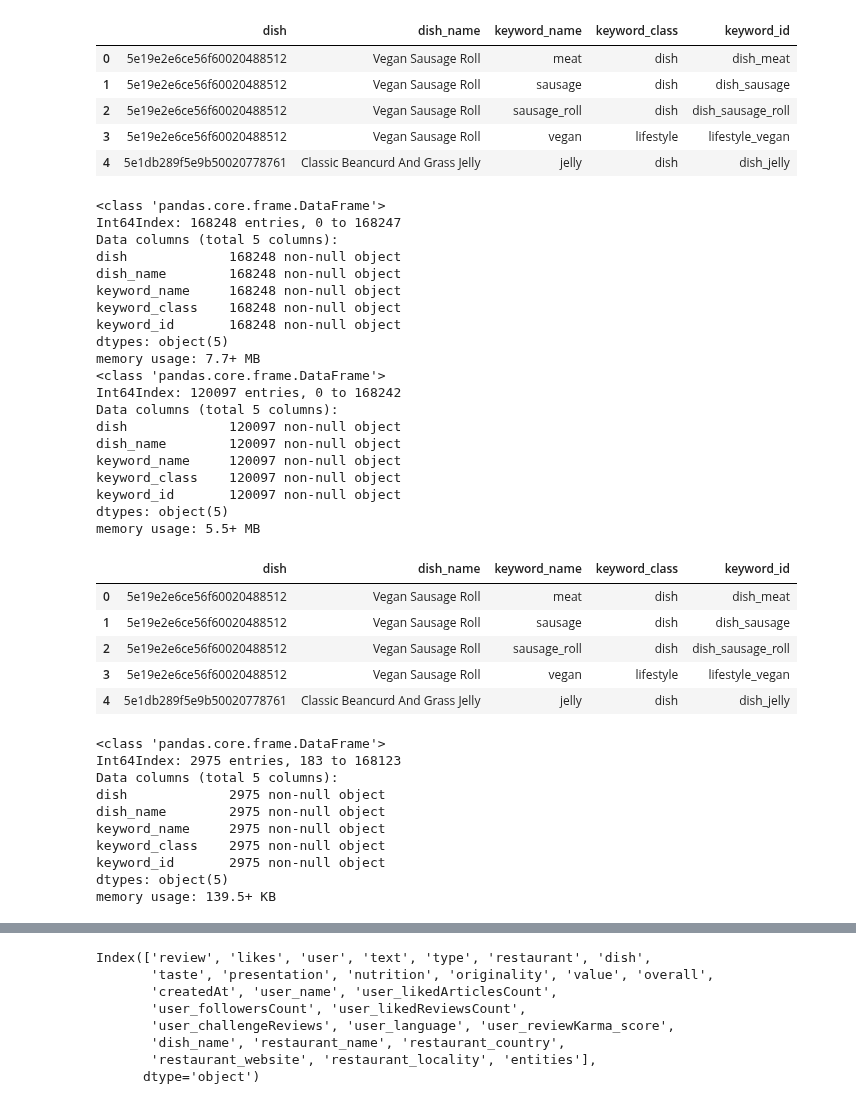
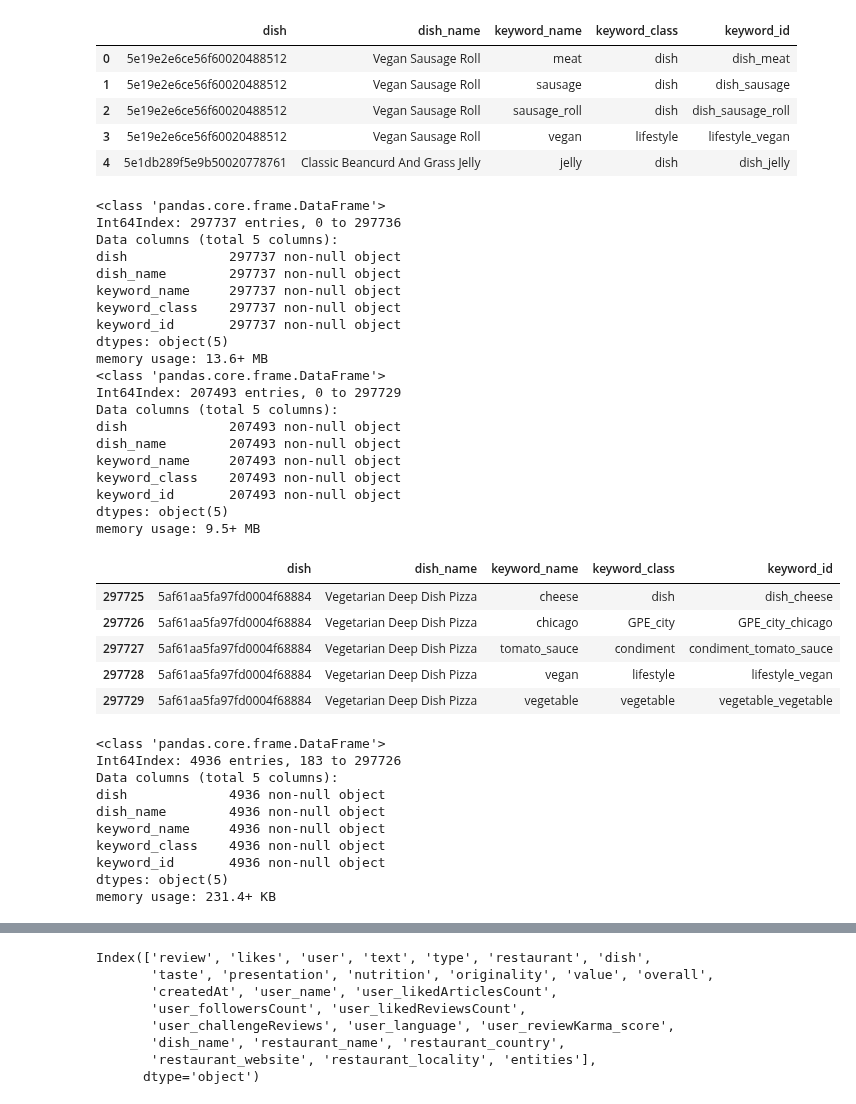
Before and after one commit to ravi-gopalan/DAND_Data_Wrangling, a Jupyter notebook: review_processing_2020_02_04.ipynb, the cells around one changed output, grey strips where cells are left out. Cells and saved outputs as stored; diff of their text form; code cells hidden in the pictures.

```diff
--- a/review_processing_2020_02_04.ipynb
+++ b/review_processing_2020_02_04.ipynb
@@ -246,8 +246,8 @@ dtypes: datetime64[ns](1), float64(1), int64(10), object(14)
 memory usage: 18.4+ MB
 # %%
 train_reviews = reviews[:10000]
-eval_reviews = reviews[10000:60000]
-test_reviews = reviews[60000:]
+eval_reviews = reviews[10000:90000]
+test_reviews = reviews[90000:]
 # %%
 train_gen = (rev for rev in train_reviews['text'])
 to_train_ents = []
@@ -533,13 +543,11 @@ Index(['_id', 'likes', 'user', 'text', 'type', 'restaurant', 'dish', 'taste',
       dtype='object')
 # %%
-eval_new_df.columns = ['review', 'likes', 'user', 'text', 'type', 'restaurant', 'dish', 'taste',
-       'presentation', 'nutrition', 'originality', 'value', 'overall',
-       'createdAt', 'user_name', 'user_likedArticlesCount',
-       'user_followersCount', 'user_likedReviewsCount',
-       'user_challengeReviews', 'user_language',
-       'user_reviewKarma_score', 'dish_name',
-       'restaurant_name', 'restaurant_country', 'restaurant_website',
-       'restaurant_locality', 'entities']
+eval_new_df.columns = ['review', 'likes', 'user', 'text', 'type', 'restaurant', 'dish', 'taste',\
+                       'presentation', 'nutrition', 'originality', 'value', 'overall',\
+                       'createdAt', 'user_name', 'user_likedArticlesCount', 'user_followersCount',\
+                       'user_likedReviewsCount','user_challengeReviews', 'user_language',\
+                       'user_reviewKarma_score', 'dish_name', 'restaurant_name', 'restaurant_country', \
+                       'restaurant_website', 'restaurant_locality', 'entities']
 # %%
 df_likes = eval_new_df[['review','likes']]
 df_likes['cleaned_likes'] = df_likes['likes'].apply(lambda x: clean_like_objects(x))
@@ -687,50 +703,55 @@ df_dish_keywords.drop_duplicates(inplace=True)
 df_dish_keywords.info()
 # %% [output]
 <class 'pandas.core.frame.DataFrame'>
-Int64Index: 168248 entries, 0 to 168247
+Int64Index: 297737 entries, 0 to 297736
 Data columns (total 5 columns):
-dish             168248 non-null object
-dish_name        168248 non-null object
-keyword_name     168248 non-null object
-keyword_class    168248 non-null object
-keyword_id       168248 non-null object
+dish             297737 non-null object
+dish_name        297737 non-null object
+keyword_name     297737 non-null object
+keyword_class    297737 non-null object
+keyword_id       297737 non-null object
 dtypes: object(5)
-memory usage: 7.7+ MB
+memory usage: 13.6+ MB
 <class 'pandas.core.frame.DataFrame'>
-Int64Index: 120097 entries, 0 to 168242
+Int64Index: 207493 entries, 0 to 297729
 Data columns (total 5 columns):
-dish             120097 non-null object
-dish_name        120097 non-null object
-keyword_name     120097 non-null object
-keyword_class    120097 non-null object
-keyword_id       120097 non-null object
+dish             207493 non-null object
+dish_name        207493 non-null object
+keyword_name     207493 non-null object
+keyword_class    207493 non-null object
+keyword_id       207493 non-null object
 dtypes: object(5)
-memory usage: 5.5+ MB
+memory usage: 9.5+ MB
 # %%
-df_dish_keywords.head()
+df_dish_keywords.tail()
 # %% [output]
 |  | dish | dish_name | keyword_name | keyword_class | keyword_id |
-| 0 | 5e19e2e6ce56f60020488512 | Vegan Sausage Roll | meat | dish | dish_meat |
-| 1 | 5e19e2e6ce56f60020488512 | Vegan Sausage Roll | sausage | dish | dish_sausage |
-| 2 | 5e19e2e6ce56f60020488512 | Vegan Sausage Roll | sausage_roll | dish | dish_sausage_roll |
-| 3 | 5e19e2e6ce56f60020488512 | Vegan Sausage Roll | vegan | lifestyle | lifestyle_vegan |
-| 4 | 5e1db289f5e9b50020778761 | Classic Beancurd And Grass Jelly | jelly | dish | dish_jelly |
+| 297725 | 5af61aa5fa97fd0004f68884 | Vegetarian Deep Dish Pizza | cheese | dish | dish_cheese |
+| 297726 | 5af61aa5fa97fd0004f68884 | Vegetarian Deep Dish Pizza | chicago | GPE_city | GPE_city_chicago |
+| 297727 | 5af61aa5fa97fd0004f68884 | Vegetarian Deep Dish Pizza | tomato_sauce | condiment | condiment_tomato_sauce |
+| 297728 | 5af61aa5fa97fd0004f68884 | Vegetarian Deep Dish Pizza | vegan | lifestyle | lifestyle_vegan |
+| 297729 | 5af61aa5fa97fd0004f68884 | Vegetarian Deep Dish Pizza | vegetable | vegetable | vegetable_vegetable |
 # %%
 df_GPE_keywords = df_dish_keywords.query('keyword_class in ["GPE_city","GPE_region","GPE_country"]')
 df_GPE_keywords.info()
 
 df_GPE_keywords.to_csv('gpe_keywords.csv',index=False)
+
+
+df_dish_keywords.query('keyword_class == "GPE_city"').to_csv('gpe_keywords_city.csv',index=False)
+df_dish_keywords.query('keyword_class == "GPE_region"').to_csv('gpe_keywords_region.csv',index=False)
+df_dish_keywords.query('keyword_class == "GPE_country"').to_csv('gpe_keywords_country.csv',index=False)
 # %% [output]
 <class 'pandas.core.frame.DataFrame'>
-Int64Index: 2975 entries, 183 to 168123
+Int64Index: 4936 entries, 183 to 297726
 Data columns (total 5 columns):
-dish             2975 non-null object
-dish_name        2975 non-null object
-keyword_name     2975 non-null object
-keyword_class    2975 non-null object
-keyword_id       2975 non-null object
+dish             4936 non-null object
+dish_name        4936 non-null object
+keyword_name     4936 non-null object
+keyword_class    4936 non-null object
+keyword_id       4936 non-null object
 dtypes: object(5)
-memory usage: 139.5+ KB
+memory usage: 231.4+ KB
 # %%
 df_dish_keywords.query('keyword_class not in ["GPE_city","GPE_region","GPE_country"]').to_csv('dish_keywords.csv',index=False)
 # %%
```
Also changed, not shown: parts of 17 cells of this notebook.
